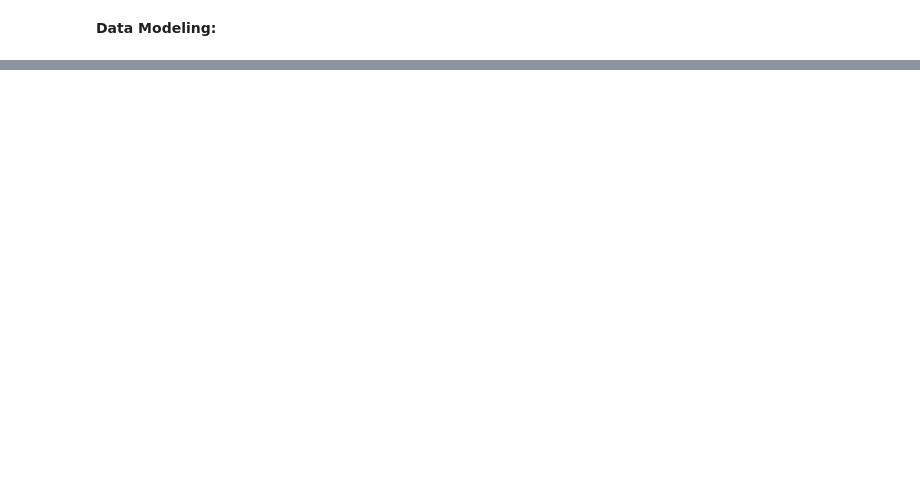
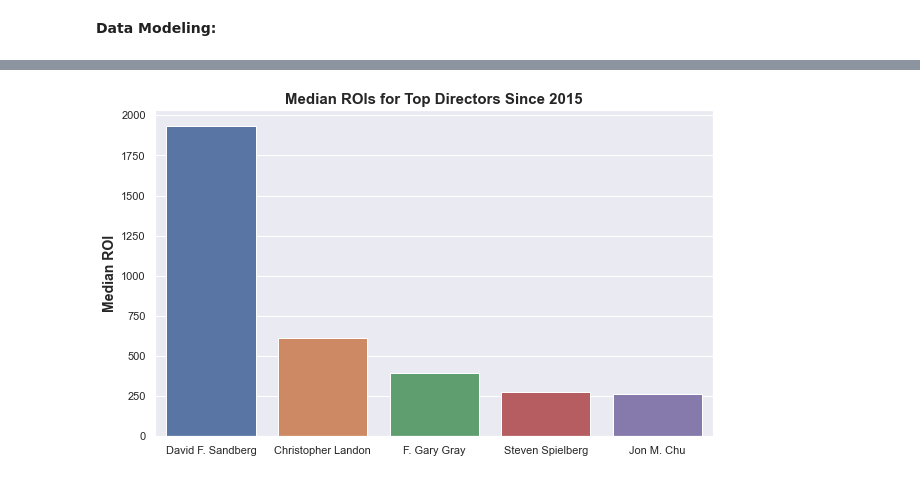
Before and after one commit to garrettwilliams90/Movie_Analysis_Project, a Jupyter notebook: Earth_Movie_Analysis_Project.ipynb, the cells around one changed output, grey strips where cells are left out. Drawn from its saved outputs; the diff is of its cells as text; code cells hidden in the pictures; blank space fills up the shorter version.

Commit message:
Updated version ready to be merged

```diff
--- a/Earth_Movie_Analysis_Project.ipynb
+++ b/Earth_Movie_Analysis_Project.ipynb
@@ -99,2 +109,6 @@ Name: year_int, dtype: int64
 # %% [markdown]
 **Data Modeling:**
+# %%
+# Just choosing the columns that will be most useful to simplify
+imdb_directors_name_roi = tn_imdb_merged[['movie', 'year_int','roi','directors']]
+imdb_directors_name_roi
@@ -100,0 +129,4 @@ Name: year_int, dtype: int64
+# %%
+#explode the directors column so that multiple writer can be assigned to the same movie
+imdb_directors_name_roi = imdb_directors_name_roi.assign(directors=imdb_directors_name_roi['directors'].str.split(",")).explode('directors')
+imdb_directors_name_roi
@@ -100,0 +147,4 @@ Name: year_int, dtype: int64
+# %%
+#now merge the name dataframe with the directors
+imdb_directors_name_roi = pd.merge(imdb_directors_name_roi, imdb_name, left_on = 'directors', right_on = 'nconst', how = 'left')
+imdb_directors_name_roi.head()
@@ -100,0 +158,6 @@ Name: year_int, dtype: int64
+# %%
+# get stats for roi grouped by name of director, sort by median, exclude directors who have made less than 3 movies
+stat_imdb_directors_name_roi = imdb_directors_name_roi.groupby(['primary_name'])['roi'].describe()
+stat_dir_med = stat_imdb_directors_name_roi.sort_values(by=['50%'], ascending=False)
+stat_dir_med = stat_dir_med[stat_dir_med['count'] >= 3]
+stat_dir_med
@@ -100,0 +184,11 @@ Name: year_int, dtype: int64
+# %%
+# Graph for Median ROIs for Top Directors Since 2015
+plt.figure(figsize=(10,6))
+sns.set_theme(style='darkgrid')
+sns_plot = sns.barplot(x=stat_dir_med.index[:5], y=stat_dir_med['50%'][:5]*100)
+plt.ylabel('Median ROI', fontweight= "bold", fontsize=14)
+plt.xlabel("")
+plt.title("Median ROIs for Top Directors Since 2015", fontweight= "bold", fontsize=15)
+sns_plot.figure.savefig("Director_Median_ROIs.png");
+# %% [output]
+[figure, added]
```
Also changed, not shown: parts of 12 cells of this notebook.
